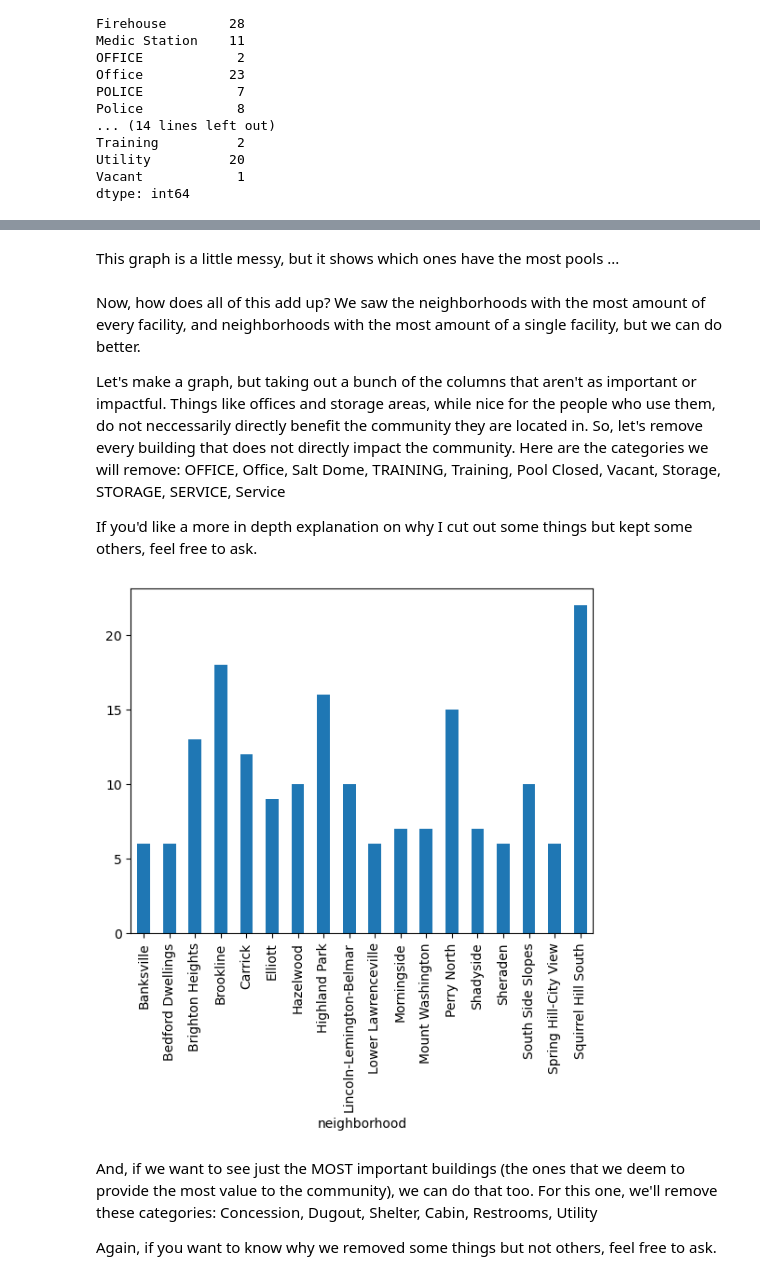
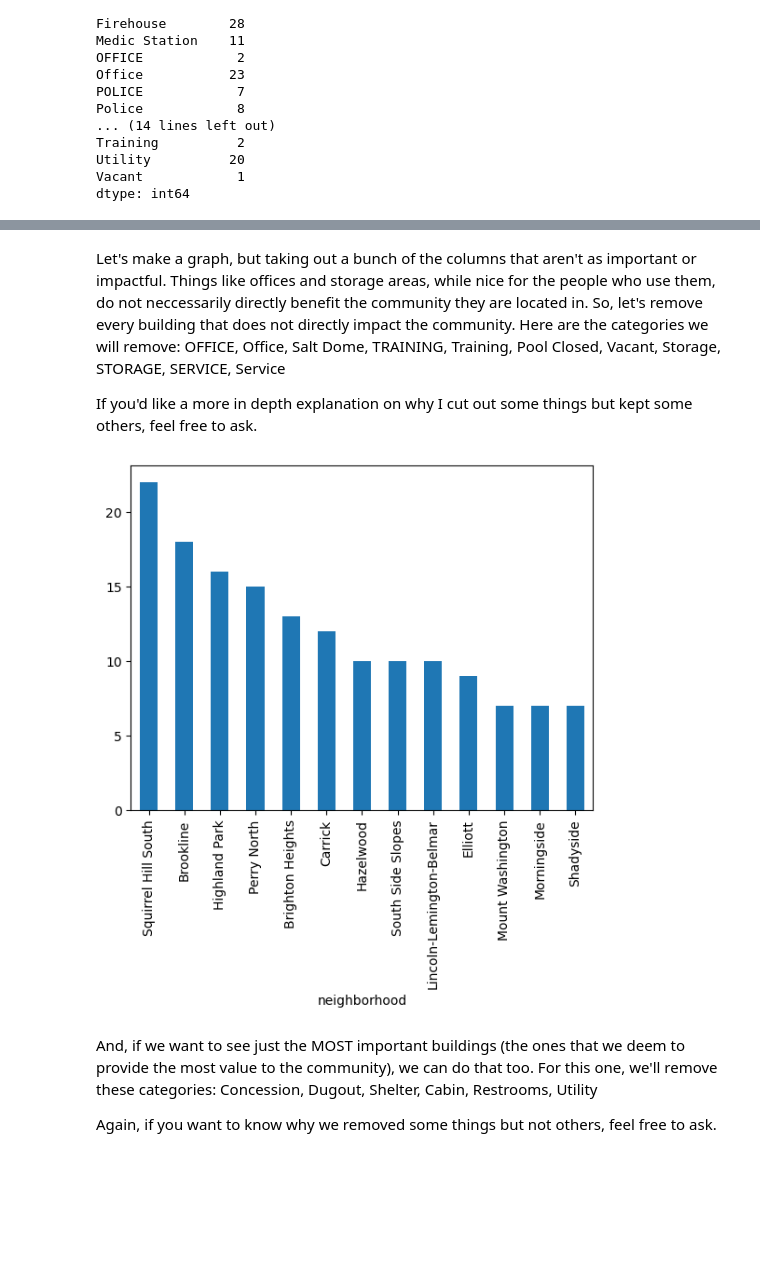
Before and after one commit to nlowman23/Final_Project_Group-31, a Jupyter notebook: jackprojectdata.ipynb, the cells around one changed output, grey strips where cells are left out. Saved outputs shown, nothing was run; the diff lists cells and outputs as text; code cells hidden in the pictures; blank space fills up the shorter version.

```diff
--- a/jackprojectdata.ipynb
+++ b/jackprojectdata.ipynb
@@ -130,21 +72,17 @@ plt.show()
-# %% [markdown]
-This graph is a little messy, but it shows which ones have the most pools ...
 # %% [markdown]
-Now, how does all of this add up? We saw the neighborhoods with the most amount of every facility, and neighborhoods with the most amount of a single facility, but we can do better.
-
 Let's make a graph, but taking out a bunch of the columns that aren't as important or impactful. Things like offices and storage areas, while nice for the people who use them, do not neccessarily directly benefit the community they are located in. So, let's remove every building that does not directly impact the community. Here are the categories we will remove: OFFICE, Office, Salt Dome, TRAINING, Training, Pool Closed, Vacant, Storage, STORAGE, SERVICE, Service
 
 If you'd like a more in depth explanation on why I cut out some things but kept some others, feel free to ask.
 # %%
 least_important = ["OFFICE", "Office", "Salt Dome", "TRAINING", "Training", "Pool Closed", "Vacant", "Storage", "STORAGE", "SERVICE", "Service"]
 data_filtered = data[~data["type"].isin(least_important)]
 data_filtered_grouped = data_filtered.groupby("neighborhood")
-amt_query_mask_filtered = data_filtered_grouped.size() > 5
-data_size_filtered = data_filtered_grouped.size()
+amt_query_mask_filtered = data_filtered_grouped.size() > 6
+data_size_filtered = data_filtered_grouped.size().sort_values(ascending=False)
 data_size_filtered[amt_query_mask_filtered].plot.bar()
 plt.show()
 # %% [output]
-[figure, old version]
+[figure, new version]
 # %% [markdown]
 And, if we want to see just the MOST important buildings (the ones that we deem to provide the most value to the community), we can do that too. For this one, we'll remove these categories: Concession, Dugout, Shelter, Cabin, Restrooms, Utility
 
```
Also changed, not shown: parts of 22 cells of this notebook, 1 other file.
